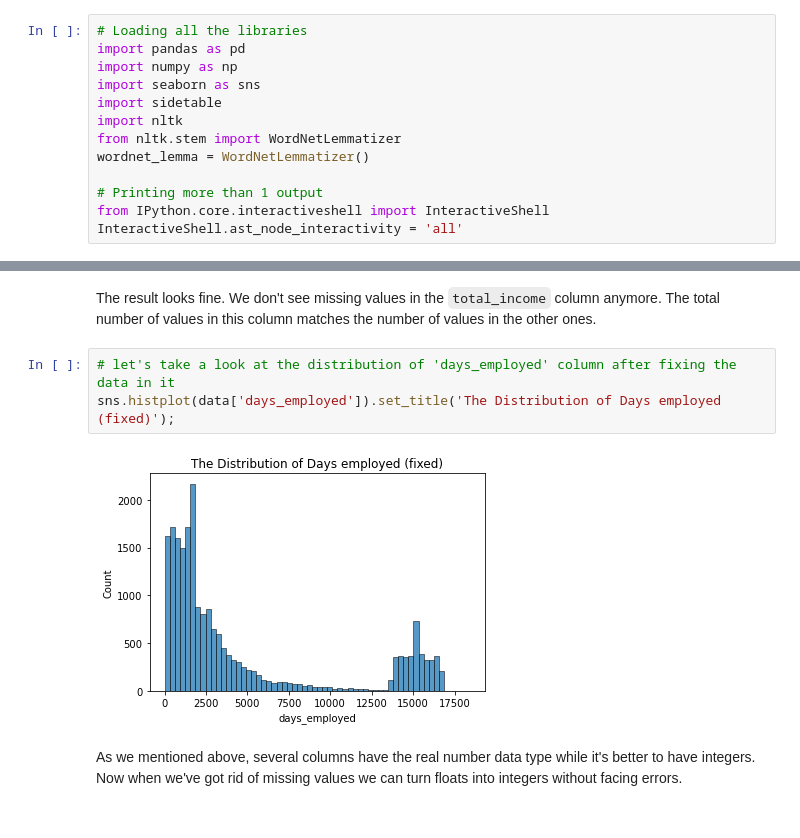
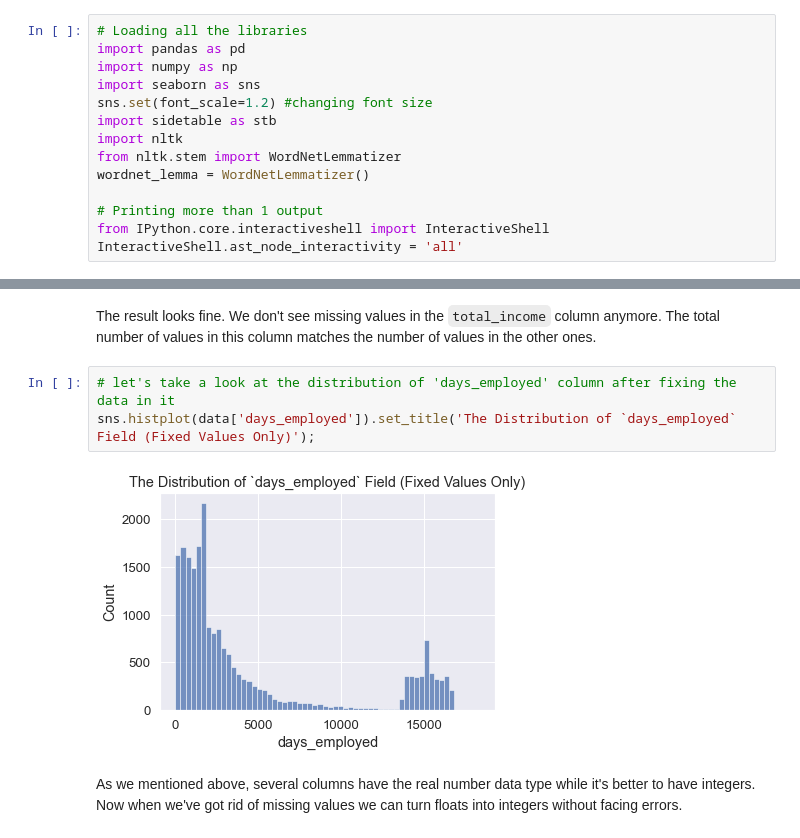
Before and after one commit to Sasha-Fridman/TripleTen-ex.-Practicum-Bootcamp-Projects, a Jupyter notebook: 1. Data Preprocessing.ipynb, the cells around one changed output, grey strips where cells are left out. Saved outputs shown, nothing was run; the diff lists cells and outputs as text.

```diff
--- a/1. Data Preprocessing.ipynb
+++ b/1. Data Preprocessing.ipynb
@@ -27,7 +40,8 @@ Let's investigate the data, keeping in mind our goals.
 import pandas as pd
 import numpy as np
 import seaborn as sns
-import sidetable
+sns.set(font_scale=1.2) #changing font size
+import sidetable as stb
 import nltk
 from nltk.stem import WordNetLemmatizer
 wordnet_lemma = WordNetLemmatizer()
@@ -1016,9 +1035,9 @@ data.stb.missing(style=True)
 The result looks fine. We don't see missing values in the `total_income` column anymore. The total number of values in this column matches the number of values in the other ones.
 # %%
 # let's take a look at the distribution of 'days_employed' column after fixing the data in it
-sns.histplot(data['days_employed']).set_title('The Distribution of Days employed (fixed)');
+sns.histplot(data['days_employed']).set_title('The Distribution of `days_employed` Field (Fixed Values Only)');
 # %% [output]
-[figure, old version]
+[figure, new version]
 # %% [markdown]
 As we mentioned above, several columns have the real number data type while it's better to have integers. Now when we've got rid of missing values we can turn floats into integers without facing errors.
 # %%
```
Also changed, not shown: parts of 27 cells of this notebook.
